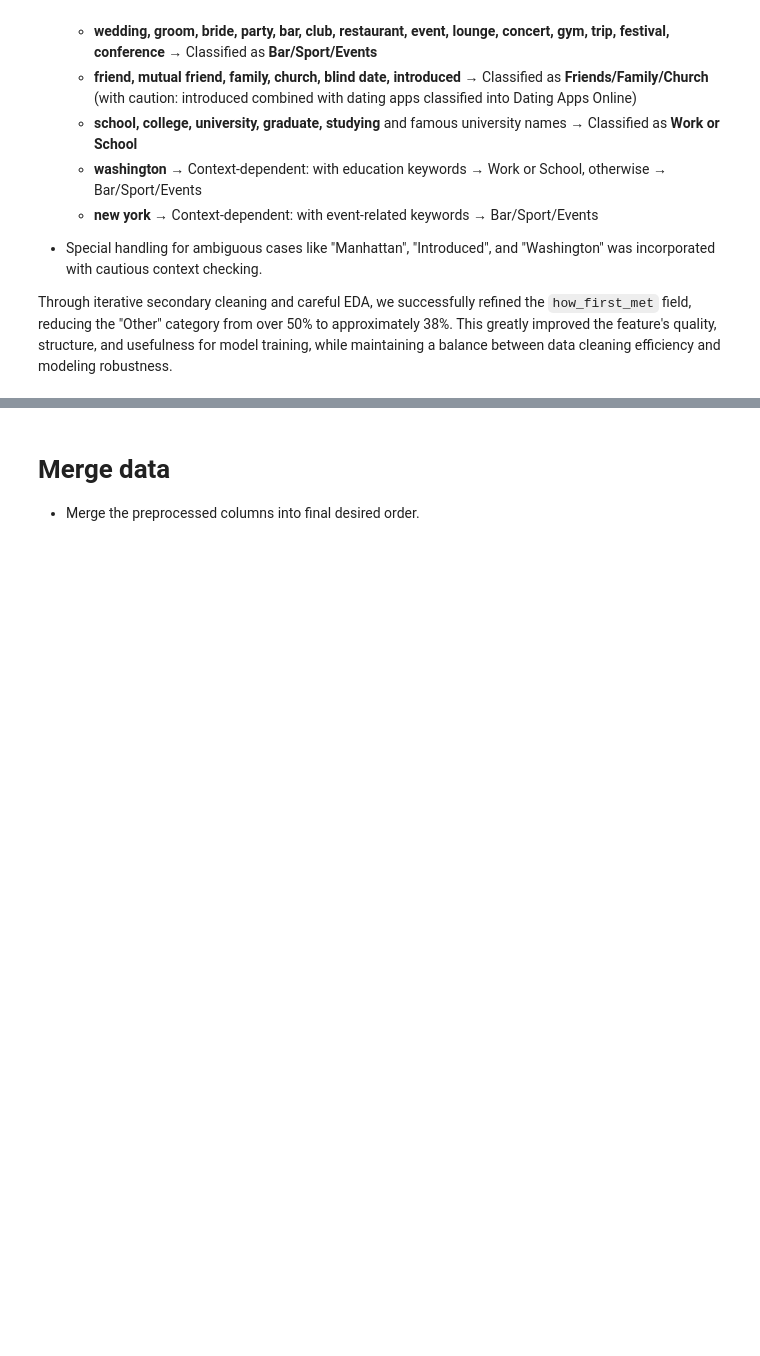
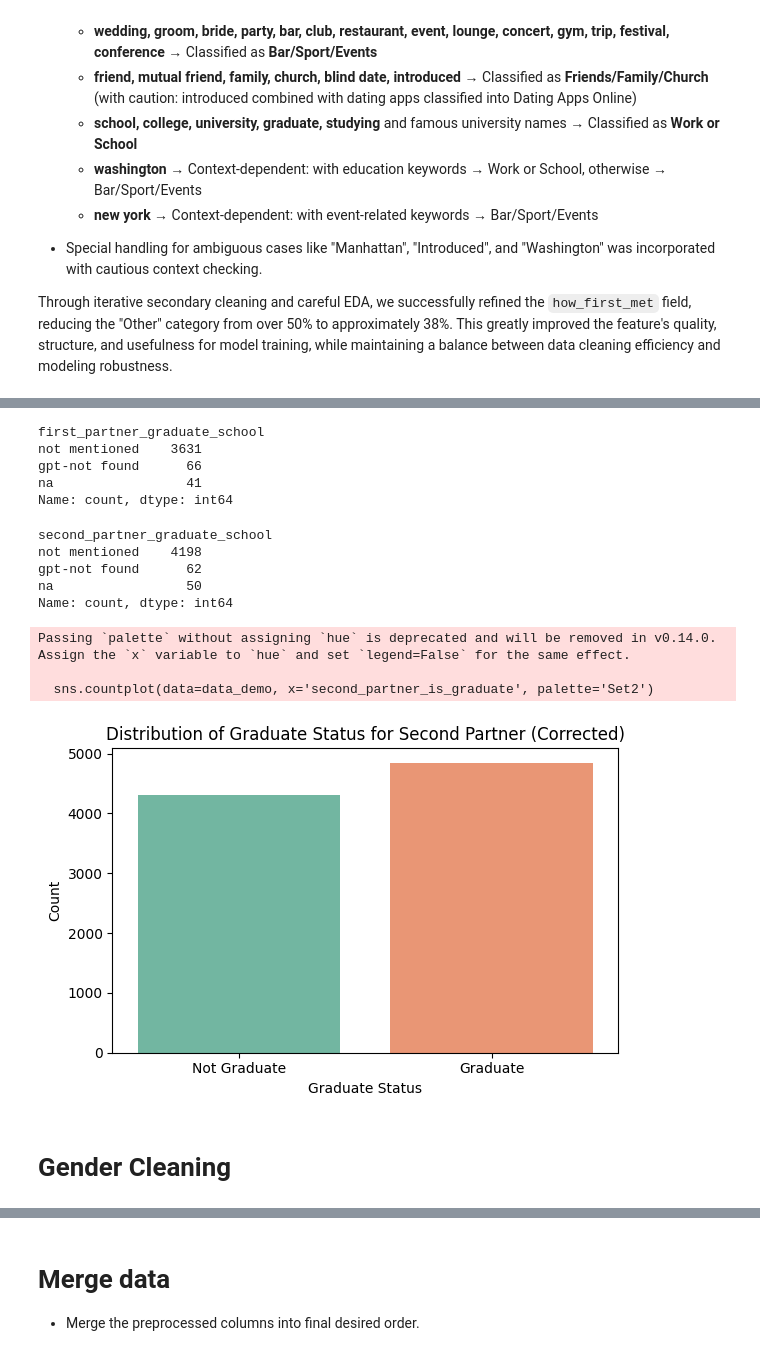
Before and after one commit to YanmiYu/DL-Marriage-Prediction, a Jupyter notebook: src/data_preprocess.ipynb, the cells around one changed output, grey strips where cells are left out. Cells and saved outputs as stored; diff of their text form; code cells hidden in the pictures; blank space fills up the shorter version.

```diff
--- a/src/data_preprocess.ipynb
+++ b/src/data_preprocess.ipynb
@@ -599,7 +562,7 @@ from collections import Counter
 import re
 
 # Top 100 words in Other category
-other_texts = data[data['how_first_met_category'] == 'Other']['how_first_met'].dropna()
+other_texts = data_demo[data_demo['how_first_met_category'] == 'Other']['how_first_met'].dropna()
 
 words = []
 for text in other_texts:
@@ -609,7 +572,7 @@ for text in other_texts:
 word_counts = Counter(words)
 common_words = word_counts.most_common(100)
 
-print("Top 100 words in Other category：")
+print("Top 100 words in Other category:")
 for word, count in common_words:
     print(f"{word}: {count}")
 # %% [output]
@@ -714,10 +677,10 @@ def second_pass_other_final_updated(text):
     else:
         return 'Other'
 
-other_mask = data['how_first_met_category'] == 'Other'
-data.loc[other_mask, 'how_first_met_category'] = data.loc[other_mask, 'how_first_met'].apply(second_pass_other_final_updated)
+other_mask = data_demo['how_first_met_category'] == 'Other'
+data_demo.loc[other_mask, 'how_first_met_category'] = data_demo.loc[other_mask, 'how_first_met'].apply(second_pass_other_final_updated)
 
-how_met_summary_final = data['how_first_met_category'].value_counts(dropna=False).reset_index()
+how_met_summary_final = data_demo['how_first_met_category'].value_counts(dropna=False).reset_index()
 how_met_summary_final.columns = ['Category', 'Count']
 how_met_summary_final['Percentage'] = (how_met_summary_final['Count'] / how_met_summary_final['Count'].sum() * 100).round(2)
 
@@ -757,0 +758,21 @@ Through iterative secondary cleaning and careful EDA, we successfully refined th
+# %%
+# Handle missing values in graduate_school
+data_demo['first_partner_graduate_school'] = data_demo['first_partner_graduate_school'].fillna('Not mentioned')
+data_demo['second_partner_graduate_school'] = data_demo['second_partner_graduate_school'].fillna('Not mentioned')
+
+# Clean formatting: lowercase + strip + remove trailing ;.,
+def clean_school_text(x):
+    if isinstance(x, str):
+        return x.strip().lower().strip(';., ')
+    return 'not mentioned'
+
+data_demo['first_partner_graduate_school'] = data_demo['first_partner_graduate_school'].apply(clean_school_text)
+data_demo['second_partner_graduate_school'] = data_demo['second_partner_graduate_school'].apply(clean_school_text)
+
+# Define a function to classify graduate school
+def is_graduate(x):
+    exact_exclude = ['not mentioned', 'gpt-not found', 'not provided', 'na', 'none', 'no info']
+    return 0 if x in exact_exclude else 1
+
+data_demo['first_partner_is_graduate'] = data_demo['first_partner_graduate_school'].apply(is_graduate)
+data_demo['second_partner_is_graduate'] = data_demo['second_partner_graduate_school'].apply(is_graduate)
@@ -757,0 +821,36 @@ Through iterative secondary cleaning and careful EDA, we successfully refined th
+# %%
+data_demo[data_demo['first_partner_is_graduate'] == 0]['first_partner_graduate_school'].value_counts()
+# %% [output]
+first_partner_graduate_school
+not mentioned    3631
+gpt-not found      66
+na                 41
+Name: count, dtype: int64
+# %%
+data_demo[data_demo['second_partner_is_graduate'] == 0]['second_partner_graduate_school'].value_counts()
+# %% [output]
+second_partner_graduate_school
+not mentioned    4198
+gpt-not found      62
+na                 50
+Name: count, dtype: int64
+# %%
+import matplotlib.pyplot as plt
+import seaborn as sns
+
+plt.figure(figsize=(6, 4))
+sns.countplot(data=data_demo, x='second_partner_is_graduate', palette='Set2')
+plt.xticks([0, 1], ['Not Graduate', 'Graduate'])
+plt.title("Distribution of Graduate Status for Second Partner (Corrected)")
+plt.xlabel("Graduate Status")
+plt.ylabel("Count")
+plt.tight_layout()
+plt.savefig("graduate_status_distribution_corrected.png")
+plt.show()
+# %% [output]
+Passing `palette` without assigning `hue` is deprecated and will be removed in v0.14.0. Assign the `x` variable to `hue` and set `legend=False` for the same effect.
+
+  sns.countplot(data=data_demo, x='second_partner_is_graduate', palette='Set2')
+[figure, added]
+# %% [markdown]
+# Gender Cleaning
```
Also changed, not shown: parts of 42 cells of this notebook.
